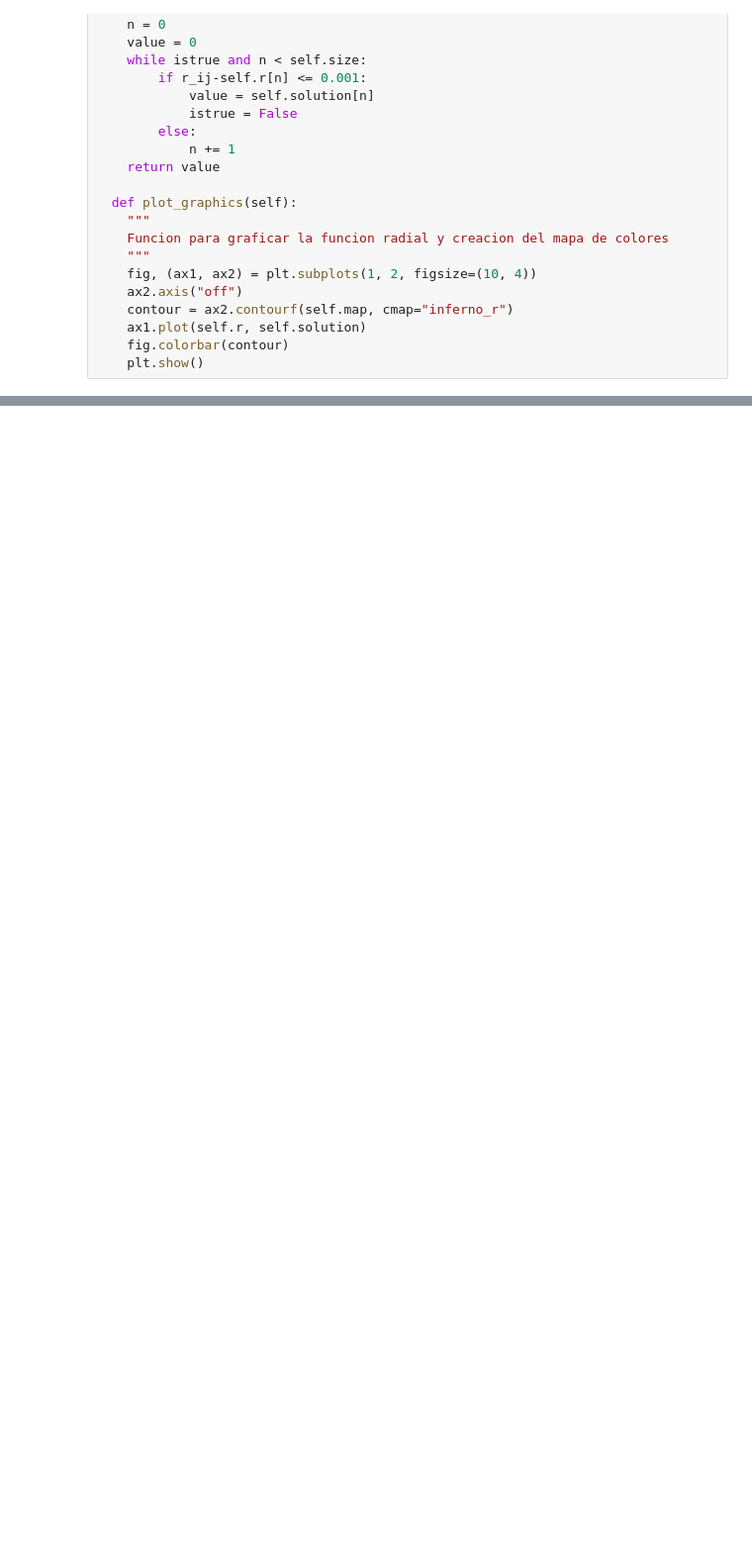
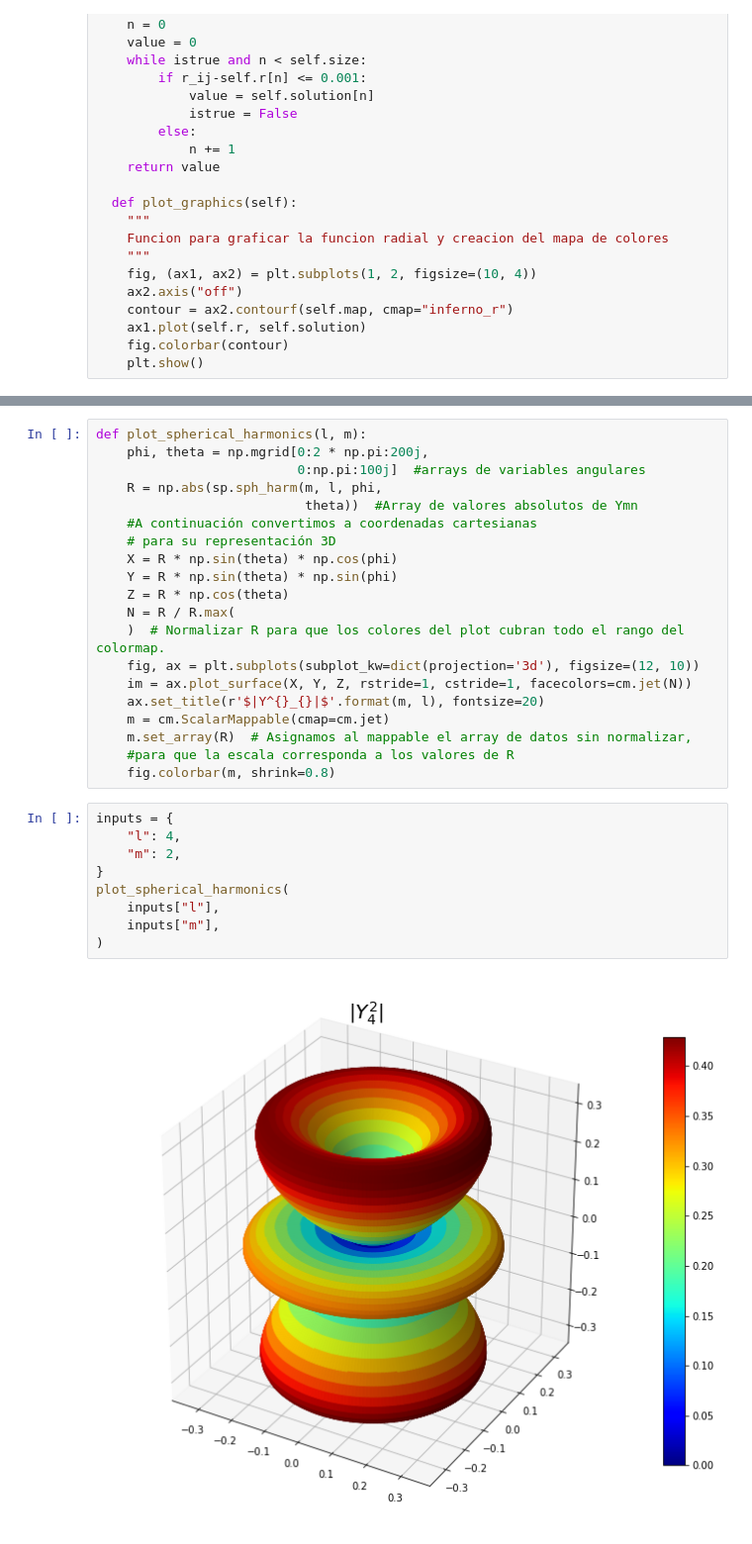
Before and after one commit to giovannilopez9808/Taller_python_ene2021, a Jupyter notebook: Proyectos/Proyecto_3/Ecuacion_de_Helmholtz/Helmholtz_equation.ipynb, the cells around one changed output, grey strips where cells are left out. Shown at 99% size. Drawn from its saved outputs; the diff is of its cells as text; blank space fills up the shorter version.

```diff
--- a/Proyectos/Proyecto_3/Ecuacion_de_Helmholtz/Helmholtz_equation.ipynb
+++ b/Proyectos/Proyecto_3/Ecuacion_de_Helmholtz/Helmholtz_equation.ipynb
@@ -127,0 +193,31 @@ wave_solution.plot_graphics()
+# %%
+def plot_spherical_harmonics(l, m):
+    phi, theta = np.mgrid[0:2 * np.pi:200j,
+                          0:np.pi:100j]  #arrays de variables angulares
+    R = np.abs(sp.sph_harm(m, l, phi,
+                           theta))  #Array de valores absolutos de Ymn
+    #A continuación convertimos a coordenadas cartesianas
+    # para su representación 3D
+    X = R * np.sin(theta) * np.cos(phi)
+    Y = R * np.sin(theta) * np.sin(phi)
+    Z = R * np.cos(theta)
+    N = R / R.max(
+    )  # Normalizar R para que los colores del plot cubran todo el rango del colormap.
+    fig, ax = plt.subplots(subplot_kw=dict(projection='3d'), figsize=(12, 10))
+    im = ax.plot_surface(X, Y, Z, rstride=1, cstride=1, facecolors=cm.jet(N))
+    ax.set_title(r'$|Y^{}_{}|$'.format(m, l), fontsize=20)
+    m = cm.ScalarMappable(cmap=cm.jet)
+    m.set_array(R)  # Asignamos al mappable el array de datos sin normalizar,
+    #para que la escala corresponda a los valores de R
+    fig.colorbar(m, shrink=0.8)
+# %%
+inputs = {
+    "l": 4,
+    "m": 2,
+}
+plot_spherical_harmonics(
+    inputs["l"],
+    inputs["m"],
+)
+# %% [output]
+[figure, added]
```
Also changed, not shown: parts of 8 cells of this notebook, 5 other files.
